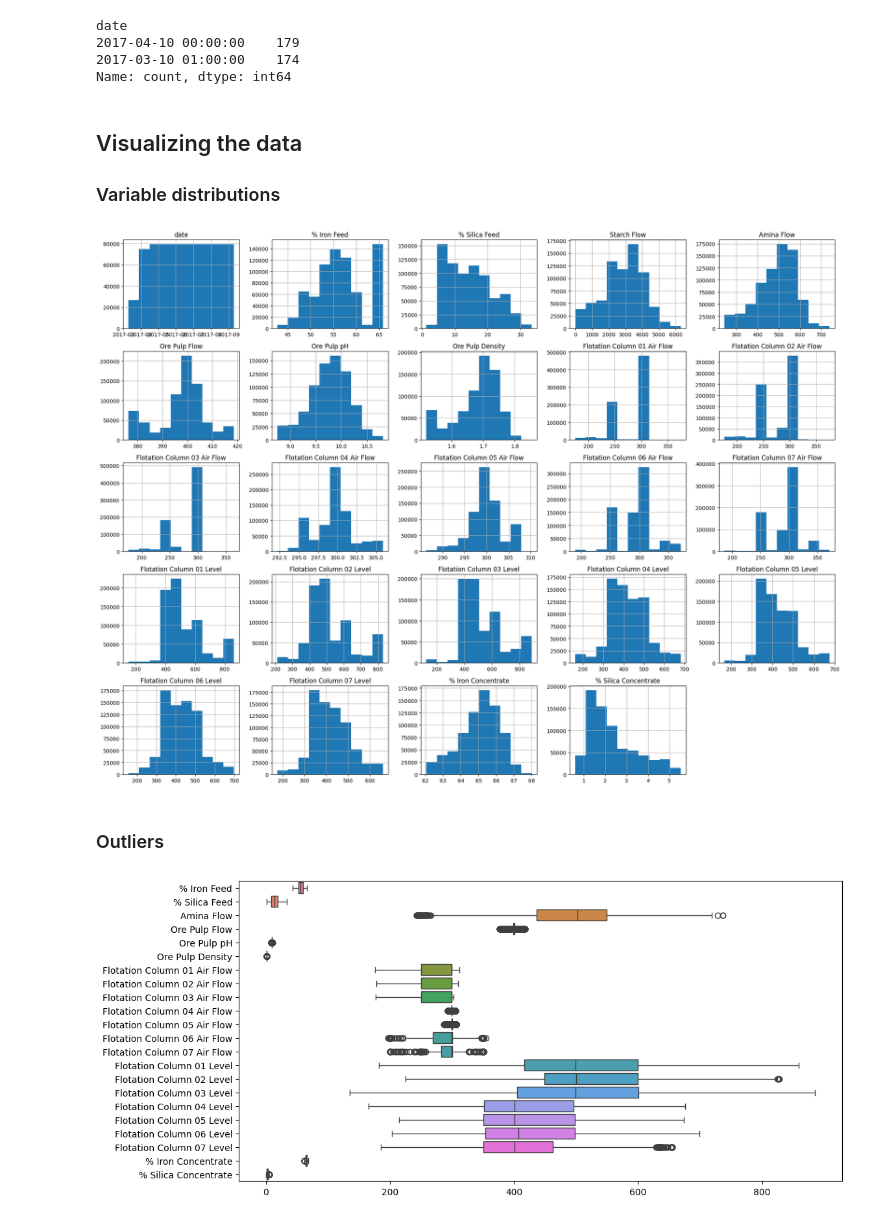
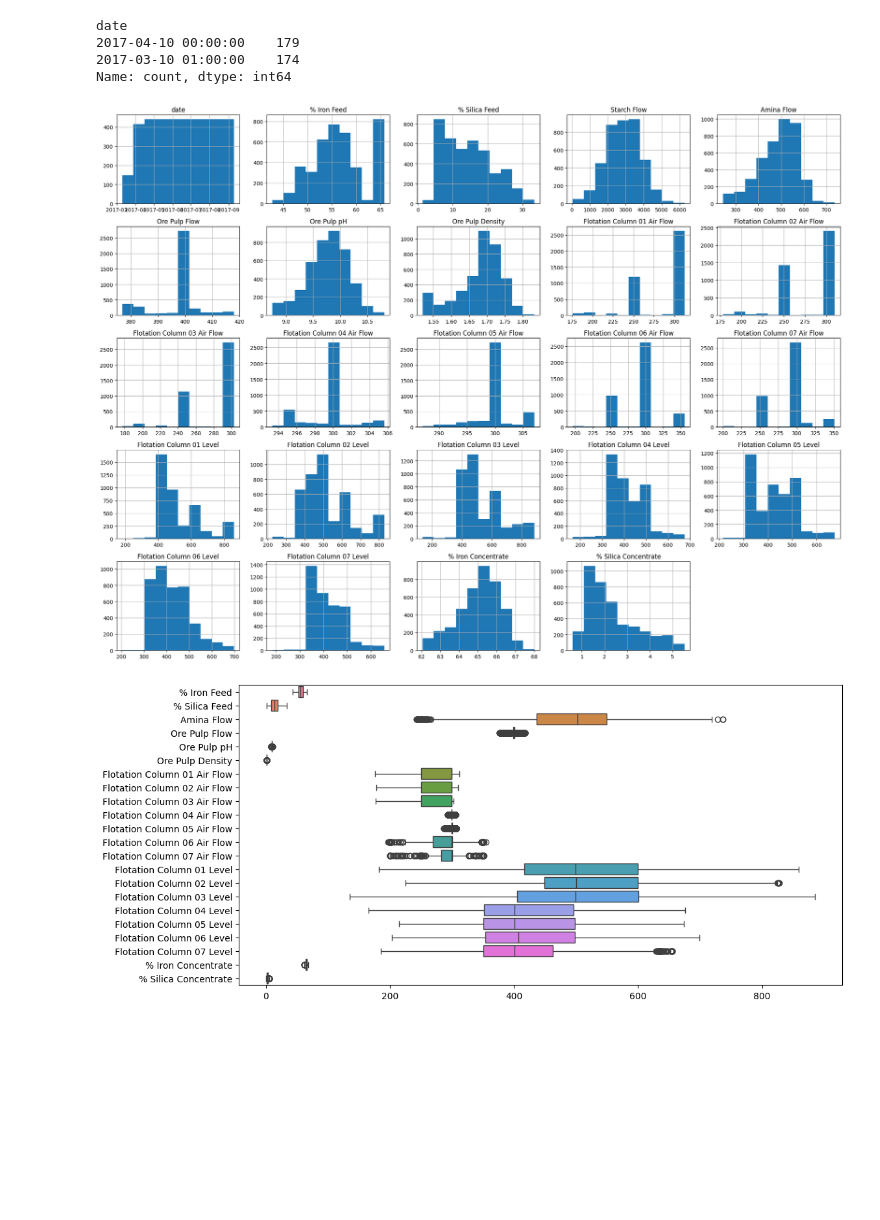
Before and after one commit to EskelinenElias/ADAML-project1, a Jupyter notebook: ADAML_project1.ipynb, the cells around one changed output. Cells and saved outputs as stored; diff of their text form; code cells hidden in the pictures; blank space fills up the shorter version.

```diff
--- a/ADAML_project1.ipynb
+++ b/ADAML_project1.ipynb
@@ -41,4 +41,11 @@ data = pd.read_csv(path)
 # %%
+import numpy as np
+import pandas as pd
+import matplotlib.pyplot as plt
+
+path = "data.csv"
+data = pd.read_csv(path)
+
 # Format date column
 data['date'] = pd.to_datetime(data['date'], format='%Y-%m-%d %H:%M:%S')
 
@@ -47,3 +54,7 @@ for column in data.columns[1:]:
 
     data[column] = data[column].str.replace(',', '.')
     data[column] = data[column].astype(float)
+
+resampled_data = data.groupby("date").mean(numeric_only=True).reset_index()
+
+resampled_data
@@ -89,18 +106,12 @@ date
 2017-04-10 00:00:00    179
 2017-03-10 01:00:00    174
 Name: count, dtype: int64
-# %% [markdown]
-## Visualizing the data
-
-### Variable distributions
 # %%
-data.hist(figsize=(20, 15))
+resampled_data.hist(figsize=(20, 15))
 plt.tight_layout()
 plt.show()
 # %% [output]
-[figure, old version]
+[figure, new version]
-# %% [markdown]
-### Outliers
 # %%
 import seaborn as sns
 
```
Also changed, not shown: parts of 20 cells of this notebook.
